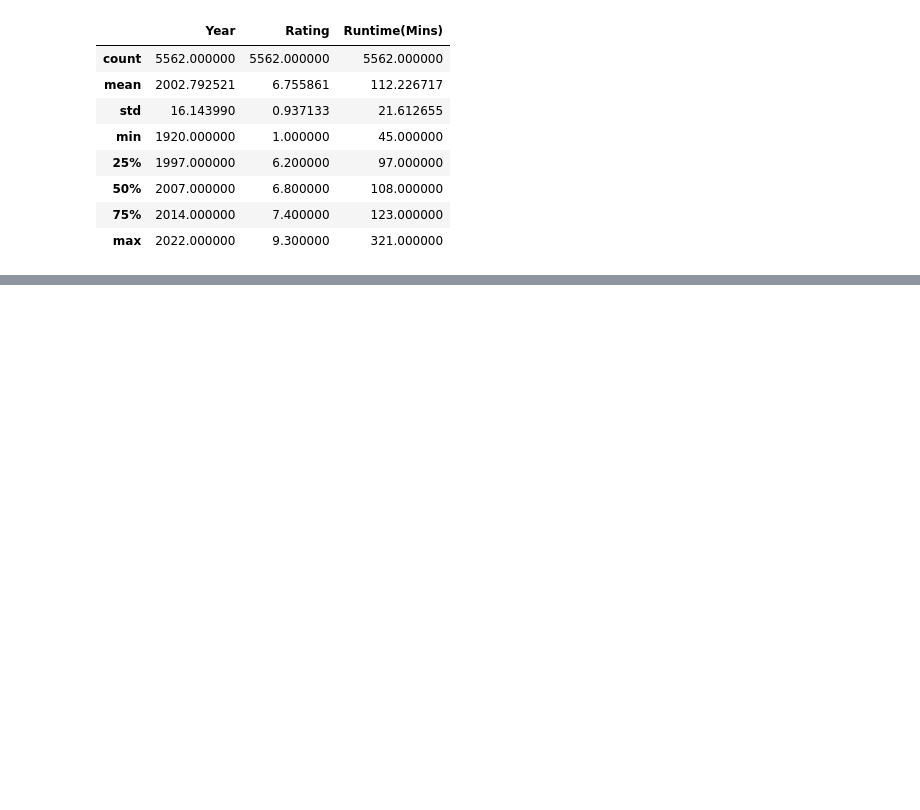
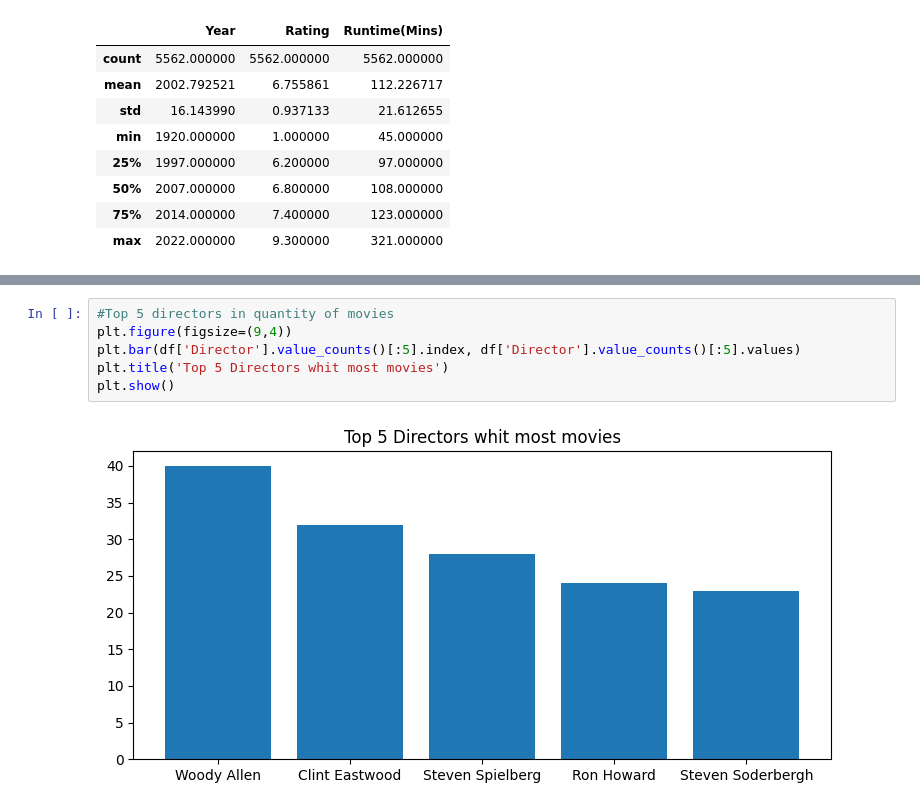
Before and after one commit to Eudi-Duarte/imdb_notebook, a Jupyter notebook: imbd notebook.ipynb, the cells around one changed output, grey strips where cells are left out. Cells and saved outputs as stored; diff of their text form; blank space fills up the shorter version.

Commit message:
Adding New visualizations.

```diff
--- a/imbd notebook.ipynb
+++ b/imbd notebook.ipynb
@@ -76,0 +83,8 @@ plt.show()
+# %%
+#Top 5 directors in quantity of movies
+plt.figure(figsize=(9,4))
+plt.bar(df['Director'].value_counts()[:5].index, df['Director'].value_counts()[:5].values)
+plt.title('Top 5 Directors whit most movies')
+plt.show()
+# %% [output]
+[figure, added]
```
Also changed, not shown: parts of 8 cells of this notebook.
